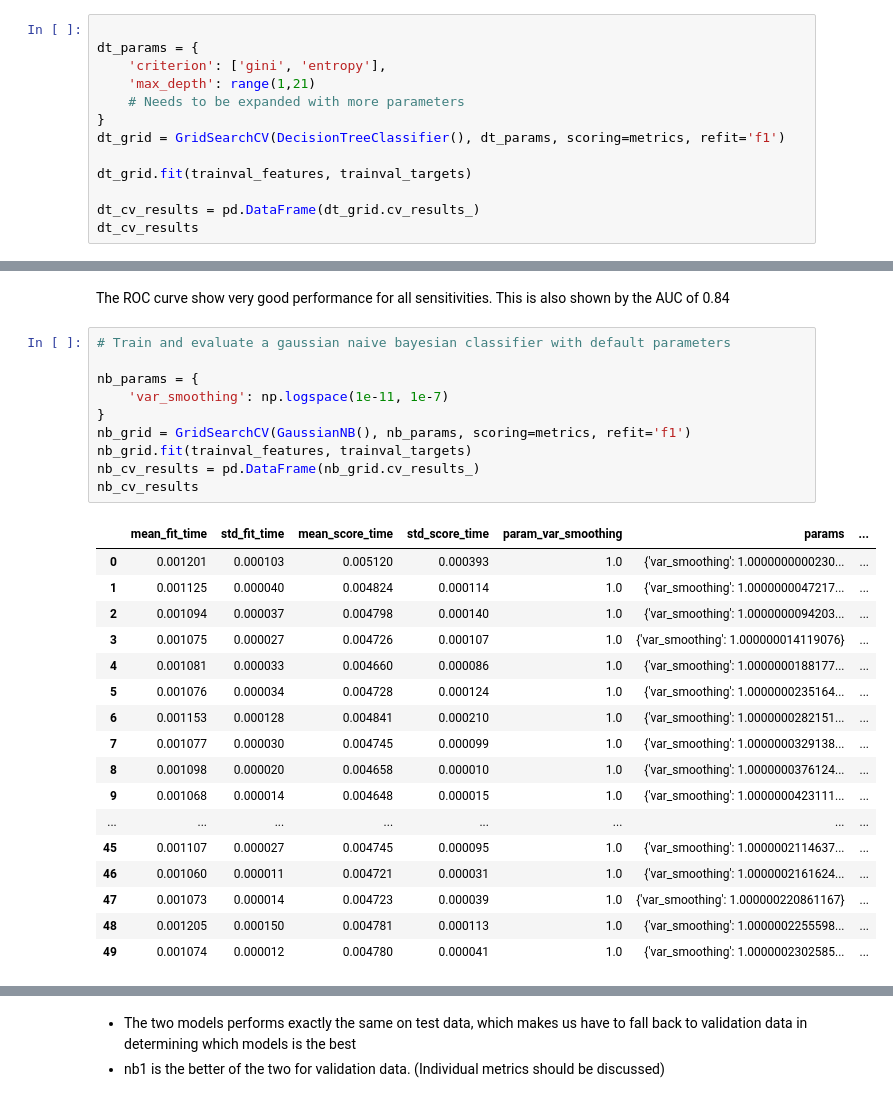
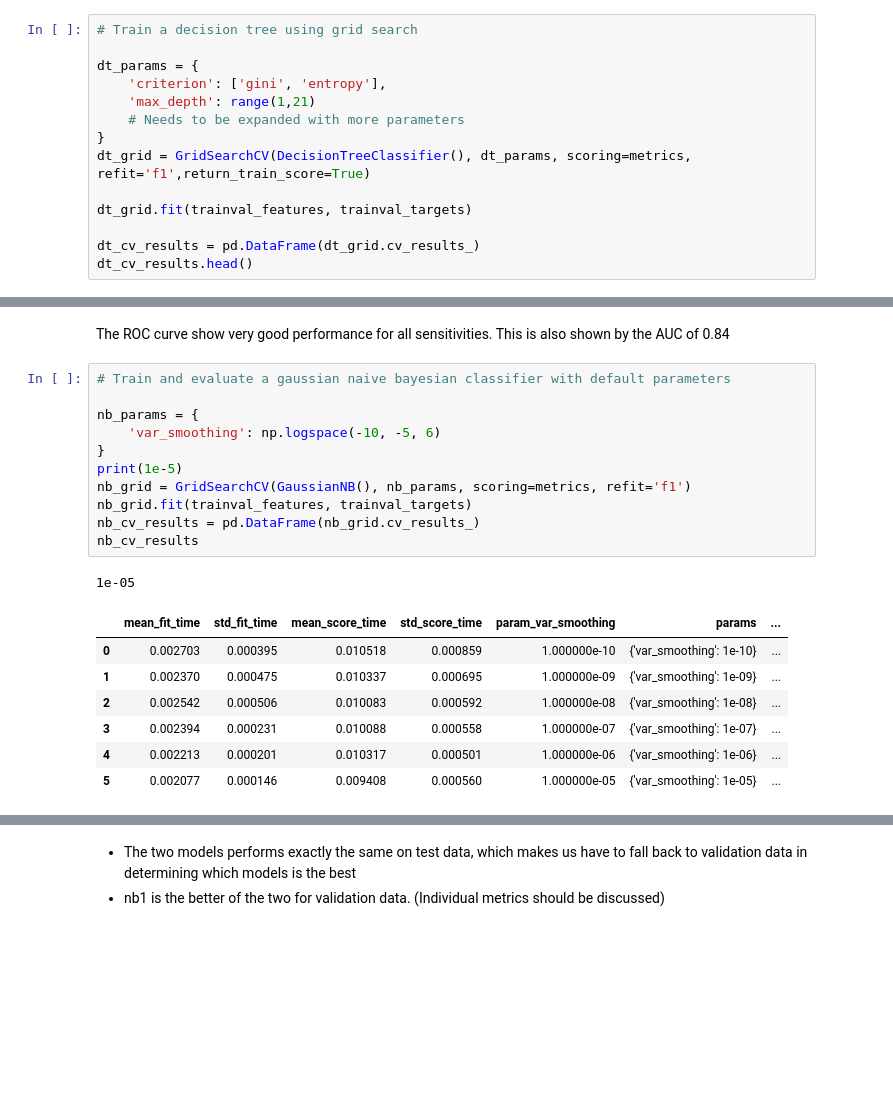
Before and after one commit to lavima/itf31519_2024, a Jupyter notebook: more_supervised_algorithmss/comparing_supportvectormachines_decisiontrees_naivebayes.ipynb, the cells around one changed output, grey strips where cells are left out. Drawn from its saved outputs; the diff is of its cells as text; blank space fills up the shorter version.

```diff
--- a/more_supervised_algorithmss/comparing_supportvectormachines_decisiontrees_naivebayes.ipynb
+++ b/more_supervised_algorithmss/comparing_supportvectormachines_decisiontrees_naivebayes.ipynb
@@ -122,17 +114,18 @@ Observations:
 # %%
 metrics = ['accuracy', 'precision', 'recall', 'f1', 'roc_auc']
 # %%
+# Train a decision tree using grid search
 
 dt_params = {
     'criterion': ['gini', 'entropy'],
     'max_depth': range(1,21)
     # Needs to be expanded with more parameters
 }
-dt_grid = GridSearchCV(DecisionTreeClassifier(), dt_params, scoring=metrics, refit='f1')
+dt_grid = GridSearchCV(DecisionTreeClassifier(), dt_params, scoring=metrics, refit='f1',return_train_score=True)
 
 dt_grid.fit(trainval_features, trainval_targets)
 
 dt_cv_results = pd.DataFrame(dt_grid.cv_results_)
-dt_cv_results
+dt_cv_results.head()
 # %% [output]
 |  | mean_fit_time | std_fit_time | mean_score_time | std_score_time | param_criterion | param_max_depth | ... |
@@ -192,31 +208,23 @@ The ROC curve show very good performance for all sensitivities. This is also sho
 # %%
 # Train and evaluate a gaussian naive bayesian classifier with default parameters
 
 nb_params = {
-    'var_smoothing': np.logspace(1e-11, 1e-7)
+    'var_smoothing': np.logspace(-10, -5, 6)
 }
+print(1e-5)
 nb_grid = GridSearchCV(GaussianNB(), nb_params, scoring=metrics, refit='f1')
 nb_grid.fit(trainval_features, trainval_targets)
 nb_cv_results = pd.DataFrame(nb_grid.cv_results_)
 nb_cv_results
 # %% [output]
+1e-05
 |  | mean_fit_time | std_fit_time | mean_score_time | std_score_time | param_var_smoothing | params | ... |
-| 0 | 0.001201 | 0.000103 | 0.005120 | 0.000393 | 1.0 | {'var_smoothing': 1.0000000000230... | ... |
-| 1 | 0.001125 | 0.000040 | 0.004824 | 0.000114 | 1.0 | {'var_smoothing': 1.0000000047217... | ... |
-| 2 | 0.001094 | 0.000037 | 0.004798 | 0.000140 | 1.0 | {'var_smoothing': 1.0000000094203... | ... |
-| 3 | 0.001075 | 0.000027 | 0.004726 | 0.000107 | 1.0 | {'var_smoothing': 1.000000014119076} | ... |
-| 4 | 0.001081 | 0.000033 | 0.004660 | 0.000086 | 1.0 | {'var_smoothing': 1.0000000188177... | ... |
-| 5 | 0.001076 | 0.000034 | 0.004728 | 0.000124 | 1.0 | {'var_smoothing': 1.0000000235164... | ... |
-| 6 | 0.001153 | 0.000128 | 0.004841 | 0.000210 | 1.0 | {'var_smoothing': 1.0000000282151... | ... |
-| 7 | 0.001077 | 0.000030 | 0.004745 | 0.000099 | 1.0 | {'var_smoothing': 1.0000000329138... | ... |
-| 8 | 0.001098 | 0.000020 | 0.004658 | 0.000010 | 1.0 | {'var_smoothing': 1.0000000376124... | ... |
-| 9 | 0.001068 | 0.000014 | 0.004648 | 0.000015 | 1.0 | {'var_smoothing': 1.0000000423111... | ... |
-| ... | ... | ... | ... | ... | ... | ... | ... |
-| 45 | 0.001107 | 0.000027 | 0.004745 | 0.000095 | 1.0 | {'var_smoothing': 1.0000002114637... | ... |
-| 46 | 0.001060 | 0.000011 | 0.004721 | 0.000031 | 1.0 | {'var_smoothing': 1.0000002161624... | ... |
-| 47 | 0.001073 | 0.000014 | 0.004723 | 0.000039 | 1.0 | {'var_smoothing': 1.000000220861167} | ... |
-| 48 | 0.001205 | 0.000150 | 0.004781 | 0.000113 | 1.0 | {'var_smoothing': 1.0000002255598... | ... |
-| 49 | 0.001074 | 0.000012 | 0.004780 | 0.000041 | 1.0 | {'var_smoothing': 1.0000002302585... | ... |
+| 0 | 0.002703 | 0.000395 | 0.010518 | 0.000859 | 1.000000e-10 | {'var_smoothing': 1e-10} | ... |
+| 1 | 0.002370 | 0.000475 | 0.010337 | 0.000695 | 1.000000e-09 | {'var_smoothing': 1e-09} | ... |
+| 2 | 0.002542 | 0.000506 | 0.010083 | 0.000592 | 1.000000e-08 | {'var_smoothing': 1e-08} | ... |
+| 3 | 0.002394 | 0.000231 | 0.010088 | 0.000558 | 1.000000e-07 | {'var_smoothing': 1e-07} | ... |
+| 4 | 0.002213 | 0.000201 | 0.010317 | 0.000501 | 1.000000e-06 | {'var_smoothing': 1e-06} | ... |
+| 5 | 0.002077 | 0.000146 | 0.009408 | 0.000560 | 1.000000e-05 | {'var_smoothing': 1e-05} | ... |
 # %%
 fig, ax = plt.subplots(1,1)
 ax.semilogx(1e-10, 0)
```
Also changed, not shown: parts of 19 cells of this notebook, 2 other files.
